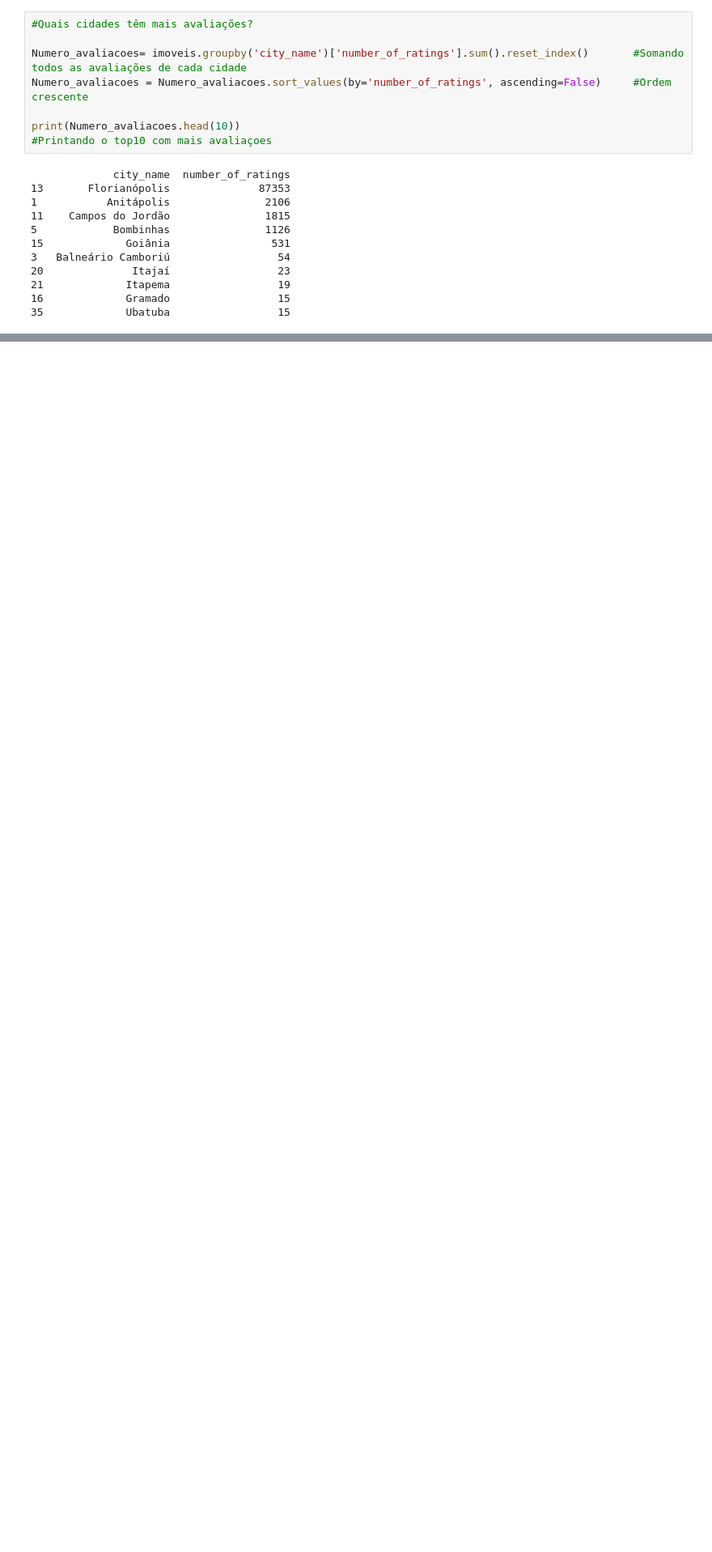
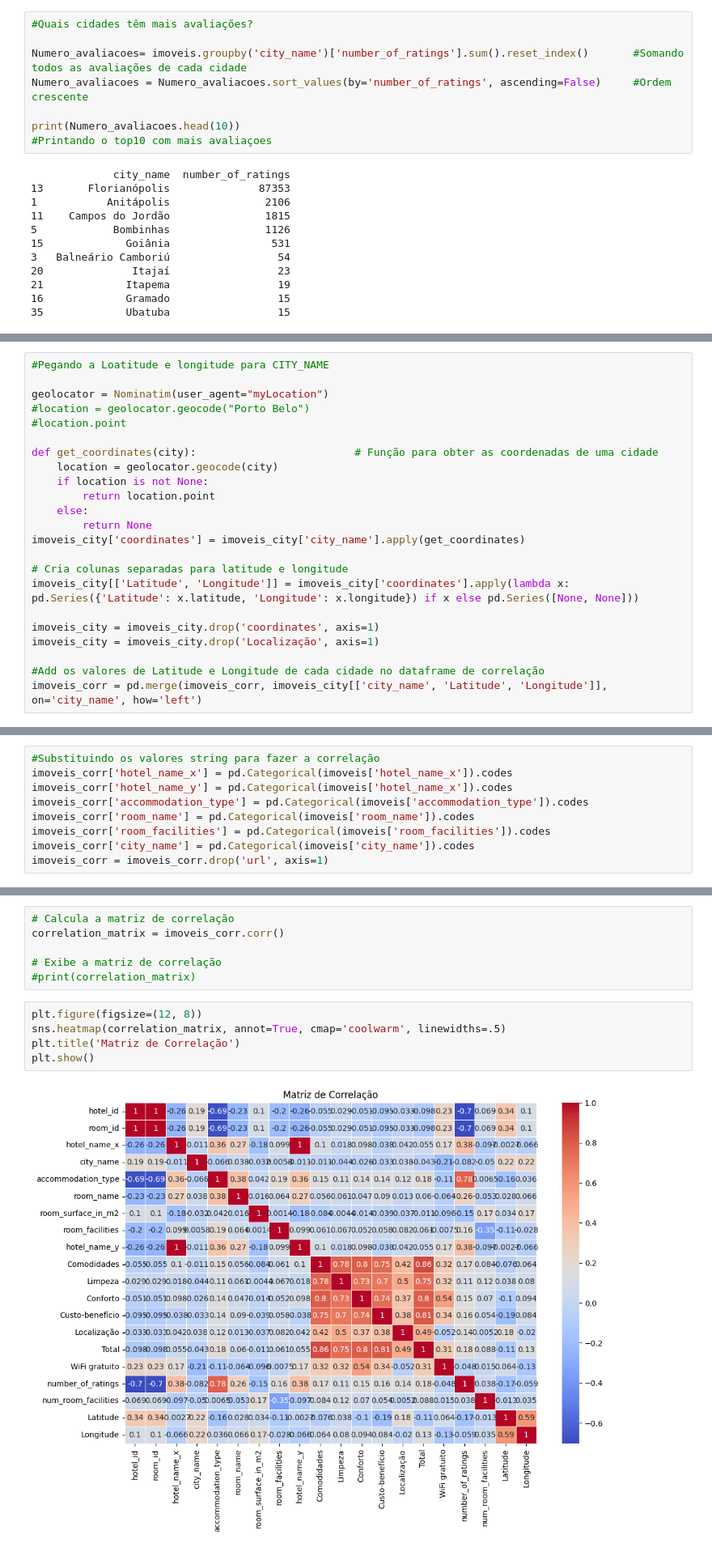
Before and after one commit to JoaoADAP/seazone-data-challenge, a Jupyter notebook: seazone-data-challenge.ipynb, the cells around one changed output, grey strips where cells are left out. Shown: that part at 81% size. Drawn from its saved outputs; the diff is of its cells as text; blank space fills up the shorter version.

```diff
--- a/seazone-data-challenge.ipynb
+++ b/seazone-data-challenge.ipynb
@@ -177,0 +255,23 @@ imoveis[imoveis['city_name'] == lista_city[i]][['city_name', 'number_of_ratings'
+# %%
+#Pegando a Loatitude e longitude para CITY_NAME
+
+geolocator = Nominatim(user_agent="myLocation")
+#location = geolocator.geocode("Porto Belo")
+#location.point
+
+def get_coordinates(city):                         # Função para obter as coordenadas de uma cidade
+    location = geolocator.geocode(city)
+    if location is not None:
+        return location.point
+    else:
+        return None
+imoveis_city['coordinates'] = imoveis_city['city_name'].apply(get_coordinates)
+
+# Cria colunas separadas para latitude e longitude
+imoveis_city[['Latitude', 'Longitude']] = imoveis_city['coordinates'].apply(lambda x: pd.Series({'Latitude': x.latitude, 'Longitude': x.longitude}) if x else pd.Series([None, None]))
+
+imoveis_city = imoveis_city.drop('coordinates', axis=1)
+imoveis_city = imoveis_city.drop('Localização', axis=1)
+
+#Add os valores de Latitude e Longitude de cada cidade no dataframe de correlação
+imoveis_corr = pd.merge(imoveis_corr, imoveis_city[['city_name', 'Latitude', 'Longitude']], on='city_name', how='left')
@@ -177,0 +298,9 @@ imoveis[imoveis['city_name'] == lista_city[i]][['city_name', 'number_of_ratings'
+# %%
+#Substituindo os valores string para fazer a correlação
+imoveis_corr['hotel_name_x'] = pd.Categorical(imoveis['hotel_name_x']).codes
+imoveis_corr['hotel_name_y'] = pd.Categorical(imoveis['hotel_name_x']).codes
+imoveis_corr['accommodation_type'] = pd.Categorical(imoveis['accommodation_type']).codes
+imoveis_corr['room_name'] = pd.Categorical(imoveis['room_name']).codes
+imoveis_corr['room_facilities'] = pd.Categorical(imoveis['room_facilities']).codes
+imoveis_corr['city_name'] = pd.Categorical(imoveis['city_name']).codes
+imoveis_corr = imoveis_corr.drop('url', axis=1)
@@ -177,0 +323,13 @@ imoveis[imoveis['city_name'] == lista_city[i]][['city_name', 'number_of_ratings'
+# %%
+# Calcula a matriz de correlação
+correlation_matrix = imoveis_corr.corr()
+
+# Exibe a matriz de correlação
+#print(correlation_matrix)
+# %%
+plt.figure(figsize=(12, 8))
+sns.heatmap(correlation_matrix, annot=True, cmap='coolwarm', linewidths=.5)
+plt.title('Matriz de Correlação')
+plt.show()
+# %% [output]
+[figure, added]
```
Also changed, not shown: parts of 28 cells of this notebook.
